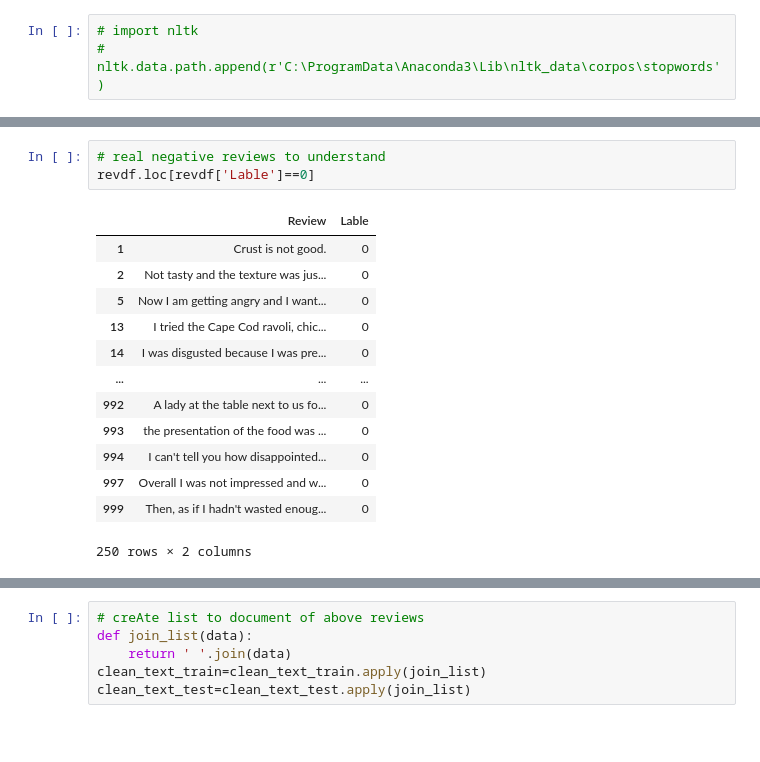
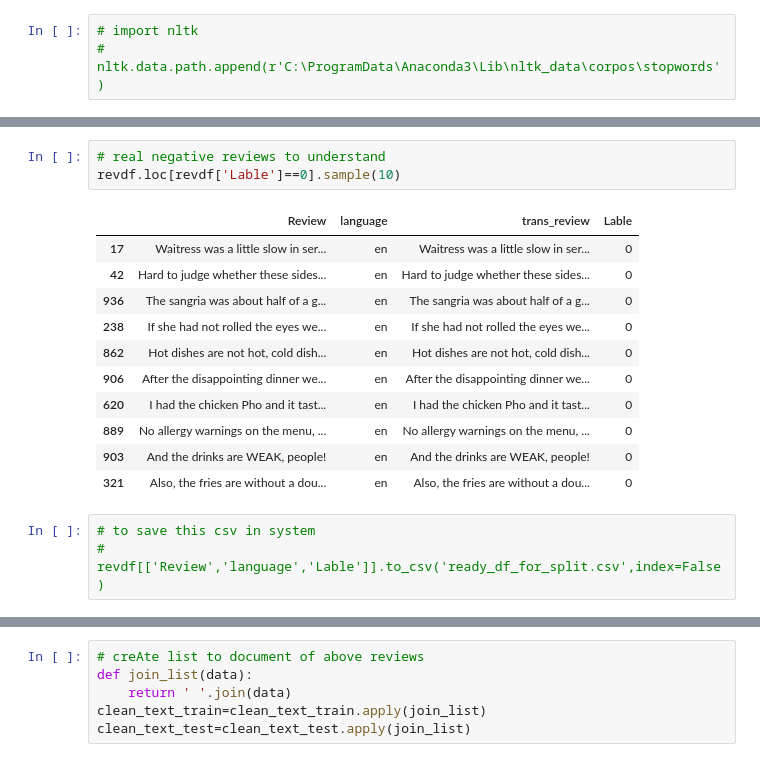
Before and after one commit to bhaskar112car/UnravelEats-A-Root-Cause-Analysis-of-Restaurant-Reviews., a Jupyter notebook: Root cause analysis.ipynb, the cells around one changed output, grey strips where cells are left out. Cells and saved outputs as stored; diff of their text form; blank space fills up the shorter version.

Commit message:
export df to csv after translation & sentiment analysis

```diff
--- a/Root cause analysis.ipynb
+++ b/Root cause analysis.ipynb
@@ -417,17 +368,18 @@ revdf
 # %%
 # real negative reviews to understand
-revdf.loc[revdf['Lable']==0]
+revdf.loc[revdf['Lable']==0].sample(10)
 # %% [output]
-|  | Review | Lable |
-| 1 | Crust is not good. | 0 |
-| 2 | Not tasty and the texture was jus... | 0 |
-| 5 | Now I am getting angry and I want... | 0 |
-| 13 | I tried the Cape Cod ravoli, chic... | 0 |
-| 14 | I was disgusted because I was pre... | 0 |
-| ... | ... | ... |
-| 992 | A lady at the table next to us fo... | 0 |
-| 993 | the presentation of the food was ... | 0 |
-| 994 | I can't tell you how disappointed... | 0 |
-| 997 | Overall I was not impressed and w... | 0 |
-| 999 | Then, as if I hadn't wasted enoug... | 0 |
+|  | Review | language | trans_review | Lable |
+| 17 | Waitress was a little slow in ser... | en | Waitress was a little slow in ser... | 0 |
+| 42 | Hard to judge whether these sides... | en | Hard to judge whether these sides... | 0 |
+| 936 | The sangria was about half of a g... | en | The sangria was about half of a g... | 0 |
+| 238 | If she had not rolled the eyes we... | en | If she had not rolled the eyes we... | 0 |
+| 862 | Hot dishes are not hot, cold dish... | en | Hot dishes are not hot, cold dish... | 0 |
+| 906 | After the disappointing dinner we... | en | After the disappointing dinner we... | 0 |
+| 620 | I had the chicken Pho and it tast... | en | I had the chicken Pho and it tast... | 0 |
+| 889 | No allergy warnings on the menu, ... | en | No allergy warnings on the menu, ... | 0 |
+| 903 | And the drinks are WEAK, people! | en | And the drinks are WEAK, people! | 0 |
+| 321 | Also, the fries are without a dou... | en | Also, the fries are without a dou... | 0 |
-250 rows × 2 columns
+# %%
+# to save this csv in system
+# revdf[['Review','language','Lable']].to_csv('ready_df_for_split.csv',index=False)
```
Also changed, not shown: parts of 46 cells of this notebook, 1 other file.
